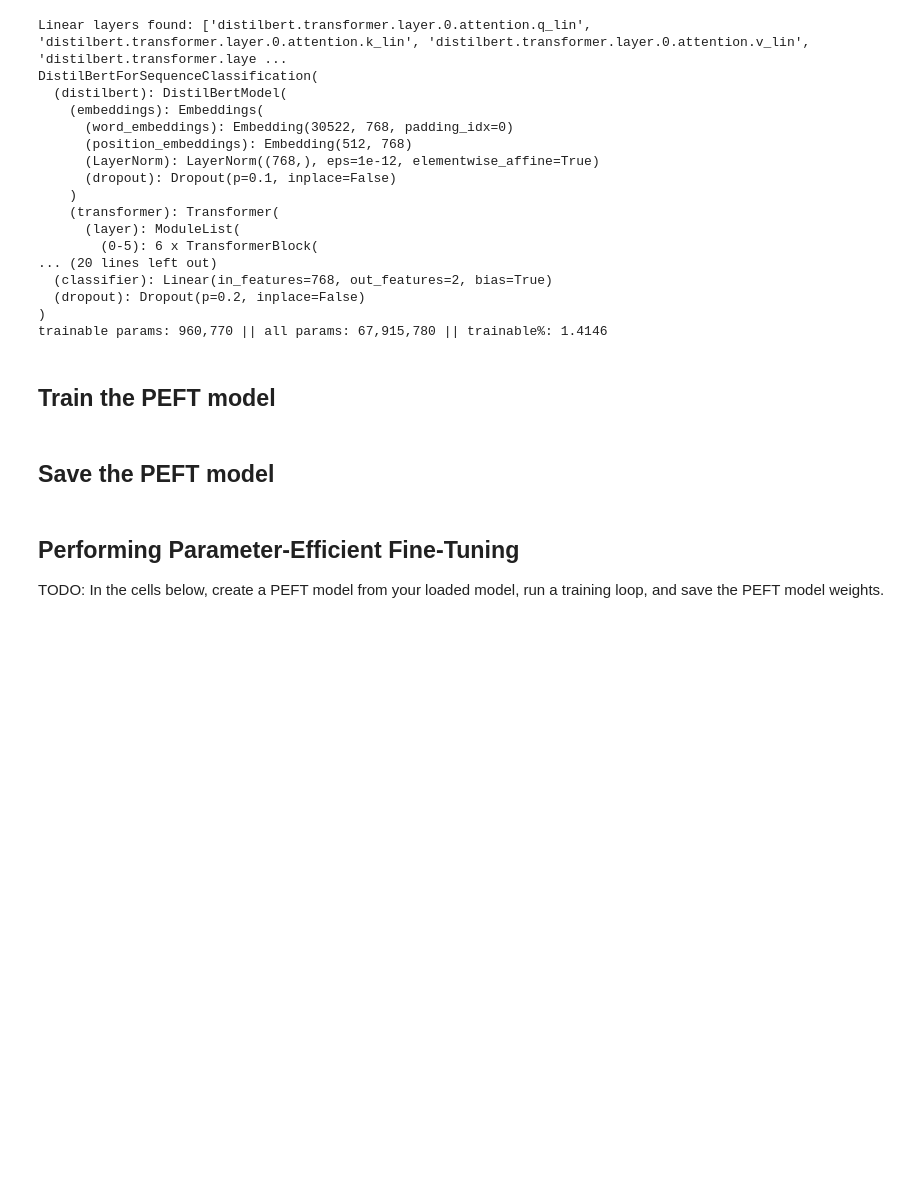
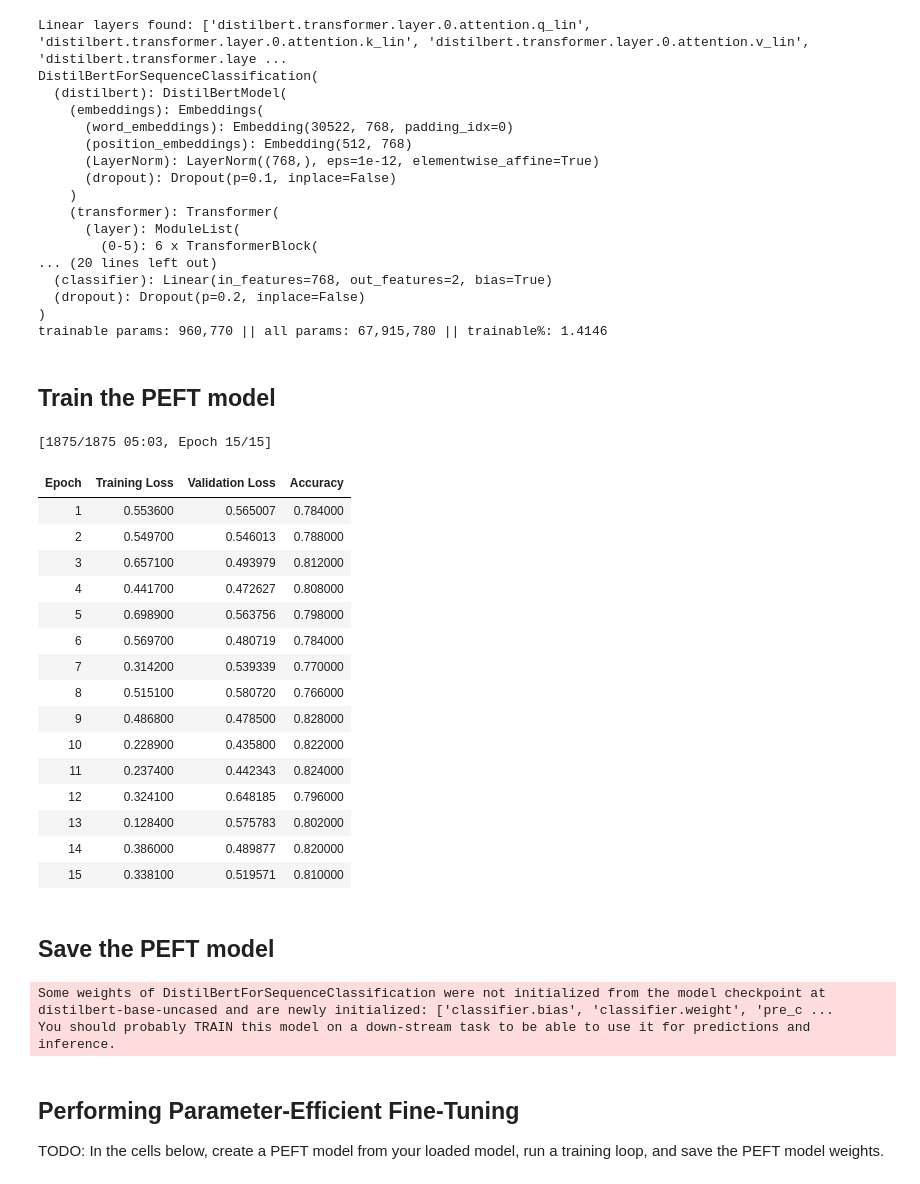
Before and after one commit to arielisaac/AI_udacity_class, a Jupyter notebook: project_1/LightweightFineTuning.ipynb, the cells around one changed output. Drawn from its saved outputs; the diff is of its cells as text; code cells hidden in the pictures; blank space fills up the shorter version.

```diff
--- a/project_1/LightweightFineTuning.ipynb
+++ b/project_1/LightweightFineTuning.ipynb
@@ -403,7 +403,7 @@ trainable params: 960,770 || all params: 67,915,780 || trainable%: 1.4146
 # %%
 from transformers import TrainingArguments, Trainer
 
-batch_size = 128
+batch_size = 1
 
 import numpy as np
 import evaluate
@@ -415,40 +415,67 @@ def compute_metrics(eval_pred):
     """Computes accuracy on a batch of predictions"""
     predictions = np.argmax(eval_pred.predictions, axis=1)
     return metric.compute(predictions=predictions, references=eval_pred.label_ids)
+
+lora_model.gradient_checkpointing_enable()
 
 trainer = Trainer(
     model=lora_model,
     args= TrainingArguments(
         f"{model_name}-finetuned-lora-101",
         remove_unused_columns=False,
         eval_strategy="epoch",
         save_strategy="epoch",
         learning_rate=5e-3,
         per_device_train_batch_size=batch_size,
         gradient_accumulation_steps=4,
         per_device_eval_batch_size=batch_size,
         fp16=False,
         num_train_epochs=15,
         logging_steps=10,
         load_best_model_at_end=True,
         metric_for_best_model="accuracy",
         push_to_hub=False,
         label_names=["labels"],
         report_to="none",
     ),
     train_dataset=tokenized_ds["train"],
     eval_dataset=tokenized_ds["test"],
     #tokenizer=tokenizer,
     compute_metrics=compute_metrics,
 )
 
 train_results = trainer.train()
+# %% [output]
+[1875/1875 05:03, Epoch 15/15]
+| Epoch | Training Loss | Validation Loss | Accuracy |
+| 1 | 0.553600 | 0.565007 | 0.784000 |
+| 2 | 0.549700 | 0.546013 | 0.788000 |
+| 3 | 0.657100 | 0.493979 | 0.812000 |
+| 4 | 0.441700 | 0.472627 | 0.808000 |
+| 5 | 0.698900 | 0.563756 | 0.798000 |
+| 6 | 0.569700 | 0.480719 | 0.784000 |
+| 7 | 0.314200 | 0.539339 | 0.770000 |
+| 8 | 0.515100 | 0.580720 | 0.766000 |
+| 9 | 0.486800 | 0.478500 | 0.828000 |
+| 10 | 0.228900 | 0.435800 | 0.822000 |
+| 11 | 0.237400 | 0.442343 | 0.824000 |
+| 12 | 0.324100 | 0.648185 | 0.796000 |
+| 13 | 0.128400 | 0.575783 | 0.802000 |
+| 14 | 0.386000 | 0.489877 | 0.820000 |
+| 15 | 0.338100 | 0.519571 | 0.810000 |
 # %% [markdown]
 ## Save the PEFT model
 # %%
-lora_model.save_pretrained("gpt-lora")
+model_name_id = f"{model_name}-finetuned-lora-101"
+lora_model.save_pretrained(model_name_id)
 from peft import AutoPeftModelForSequenceClassification, PeftModelForSequenceClassification
-lora_model = PeftModelForSequenceClassification.from_pretrained("gpt-lora")
+# Load the base model first
+base_model = AutoModelForSequenceClassification.from_pretrained(model_name, num_labels=2)
+# Then, load the PEFT model using the base model
+lora_model_load = PeftModelForSequenceClassification.from_pretrained(base_model, model_name_id)
+# %% [output]
+Some weights of DistilBertForSequenceClassification were not initialized from the model checkpoint at distilbert-base-uncased and are newly initialized: ['classifier.bias', 'classifier.weight', 'pre_c ...
+You should probably TRAIN this model on a down-stream task to be able to use it for predictions and inference.
 # %% [markdown]
 ## Performing Parameter-Efficient Fine-Tuning
 
```
Also changed, not shown: parts of 1 cell of this notebook, 1 other file.
